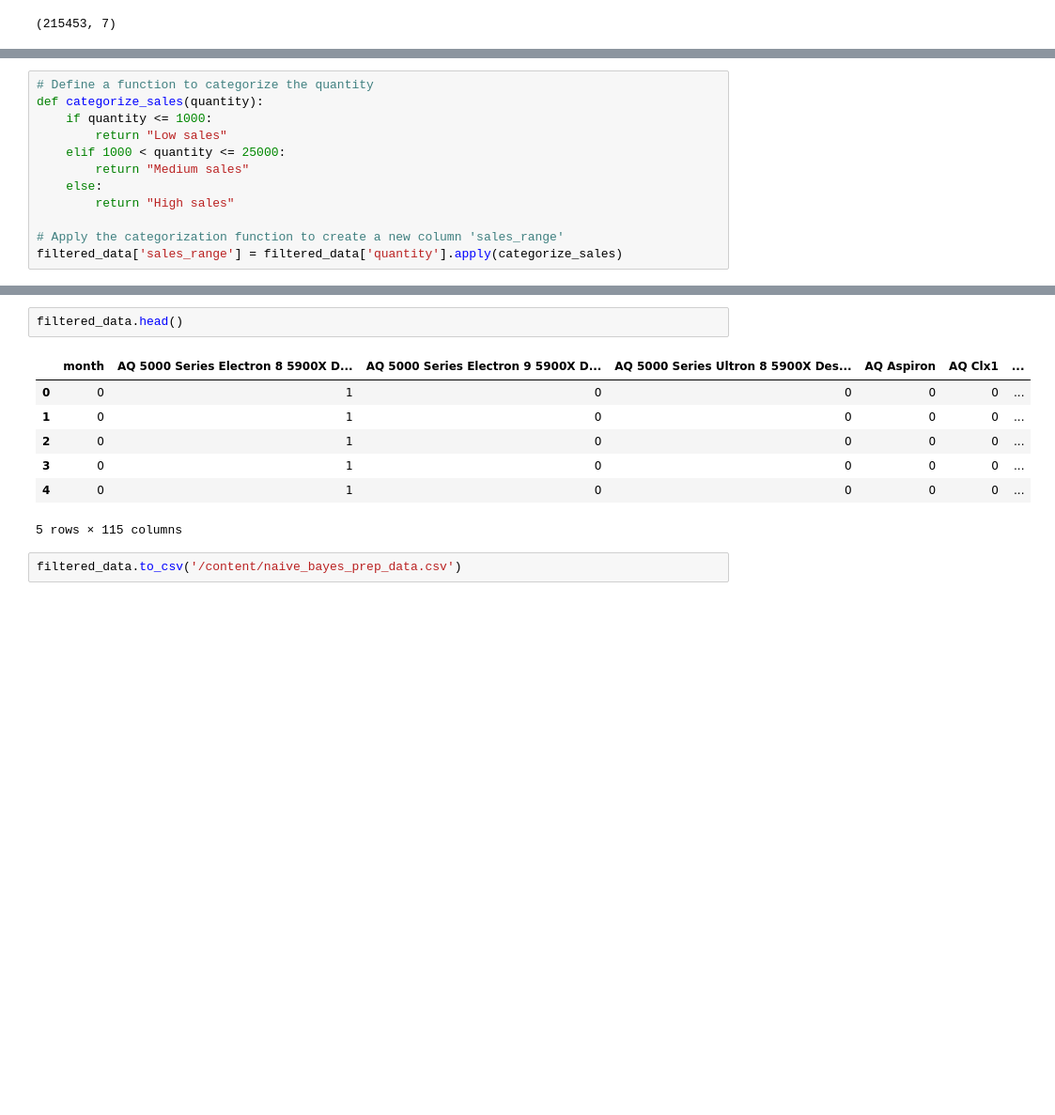
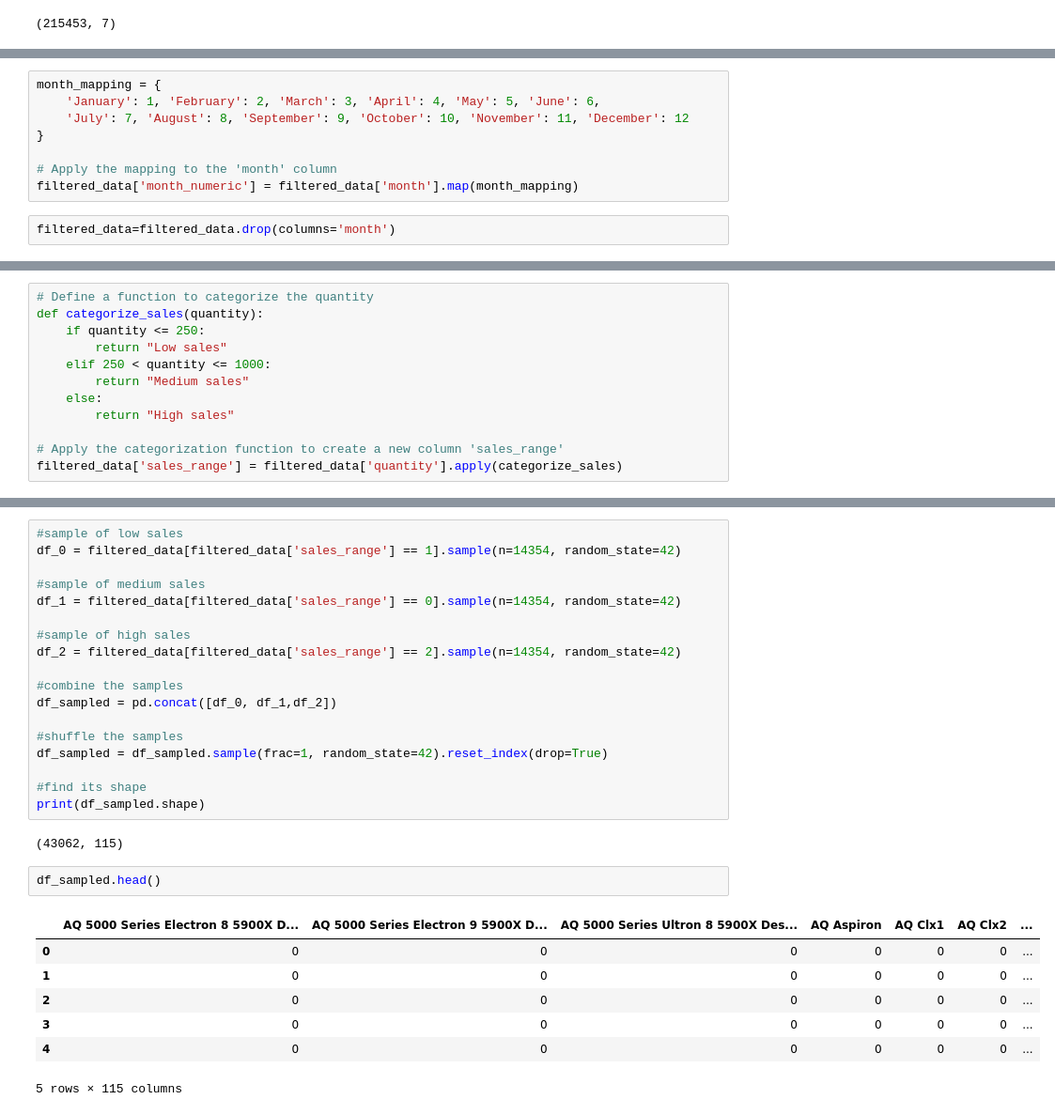
Before and after one commit to Saaijeesh/ML-project, a Jupyter notebook: Final_Naive_Bayes.ipynb, the cells around one changed output, grey strips where cells are left out. Shown: that part at 94% size. Saved outputs shown, nothing was run; the diff lists cells and outputs as text; blank space fills up the shorter version.

```diff
--- a/Final_Naive_Bayes.ipynb
+++ b/Final_Naive_Bayes.ipynb
@@ -62,3 +71,13 @@ filtered_data['month'] = Le.fit_transform(filtered_data['month'])
+# %%
+month_mapping = {
+    'January': 1, 'February': 2, 'March': 3, 'April': 4, 'May': 5, 'June': 6,
+    'July': 7, 'August': 8, 'September': 9, 'October': 10, 'November': 11, 'December': 12
+}
+
+# Apply the mapping to the 'month' column
+filtered_data['month_numeric'] = filtered_data['month'].map(month_mapping)
+# %%
+filtered_data=filtered_data.drop(columns='month')
 # %%
 filtered_data.head(5)
 # %% [output]
@@ -72,9 +91,9 @@ filtered_data.head(5)
 # %%
 # Define a function to categorize the quantity
 def categorize_sales(quantity):
-    if quantity <= 1000:
+    if quantity <= 250:
         return "Low sales"
-    elif 1000 < quantity <= 25000:
+    elif 250 < quantity <= 1000:
         return "Medium sales"
     else:
         return "High sales"
@@ -90,12 +219,30 @@ filtered_data['sales_range'] = Le.fit_transform(filtered_data['sales_range'])
+# %%
+#sample of low sales
+df_0 = filtered_data[filtered_data['sales_range'] == 1].sample(n=14354, random_state=42)
+
+#sample of medium sales
+df_1 = filtered_data[filtered_data['sales_range'] == 0].sample(n=14354, random_state=42)
+
+#sample of high sales
+df_2 = filtered_data[filtered_data['sales_range'] == 2].sample(n=14354, random_state=42)
+
+#combine the samples
+df_sampled = pd.concat([df_0, df_1,df_2])
+
+#shuffle the samples
+df_sampled = df_sampled.sample(frac=1, random_state=42).reset_index(drop=True)
+
+#find its shape
+print(df_sampled.shape)
+# %% [output]
+(43062, 115)
 # %%
-filtered_data.head()
+df_sampled.head()
 # %% [output]
-|  | month | AQ 5000 Series Electron 8 5900X D... | AQ 5000 Series Electron 9 5900X D... | AQ 5000 Series Ultron 8 5900X Des... | AQ Aspiron | AQ Clx1 | ... |
-| 0 | 0 | 1 | 0 | 0 | 0 | 0 | ... |
-| 1 | 0 | 1 | 0 | 0 | 0 | 0 | ... |
-| 2 | 0 | 1 | 0 | 0 | 0 | 0 | ... |
-| 3 | 0 | 1 | 0 | 0 | 0 | 0 | ... |
-| 4 | 0 | 1 | 0 | 0 | 0 | 0 | ... |
+|  | AQ 5000 Series Electron 8 5900X D... | AQ 5000 Series Electron 9 5900X D... | AQ 5000 Series Ultron 8 5900X Des... | AQ Aspiron | AQ Clx1 | AQ Clx2 | ... |
+| 0 | 0 | 0 | 0 | 0 | 0 | 0 | ... |
+| 1 | 0 | 0 | 0 | 0 | 0 | 0 | ... |
+| 2 | 0 | 0 | 0 | 0 | 0 | 0 | ... |
+| 3 | 0 | 0 | 0 | 0 | 0 | 0 | ... |
+| 4 | 0 | 0 | 0 | 0 | 0 | 0 | ... |
 5 rows × 115 columns
-# %%
-filtered_data.to_csv('/content/naive_bayes_prep_data.csv')
```
Also changed, not shown: parts of 37 cells of this notebook.
